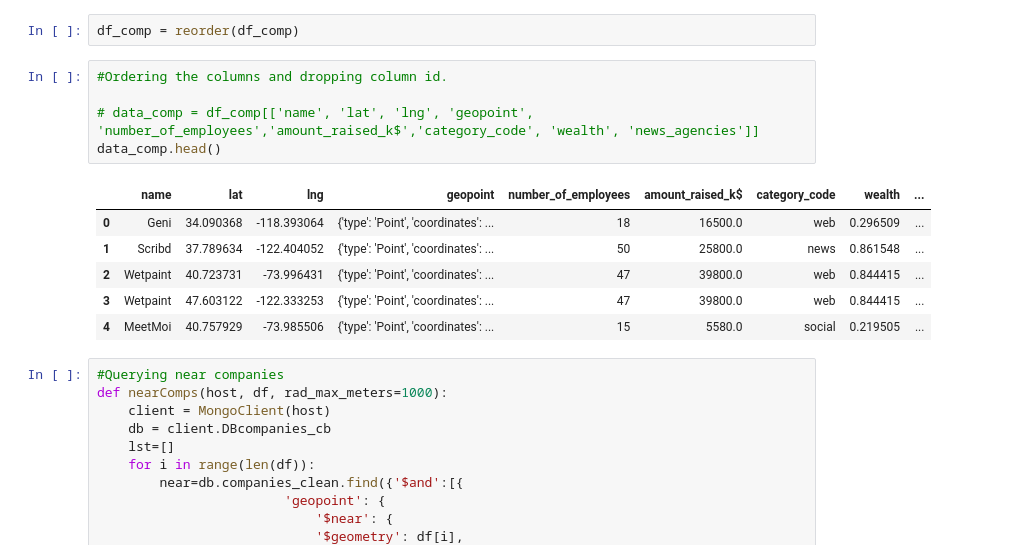
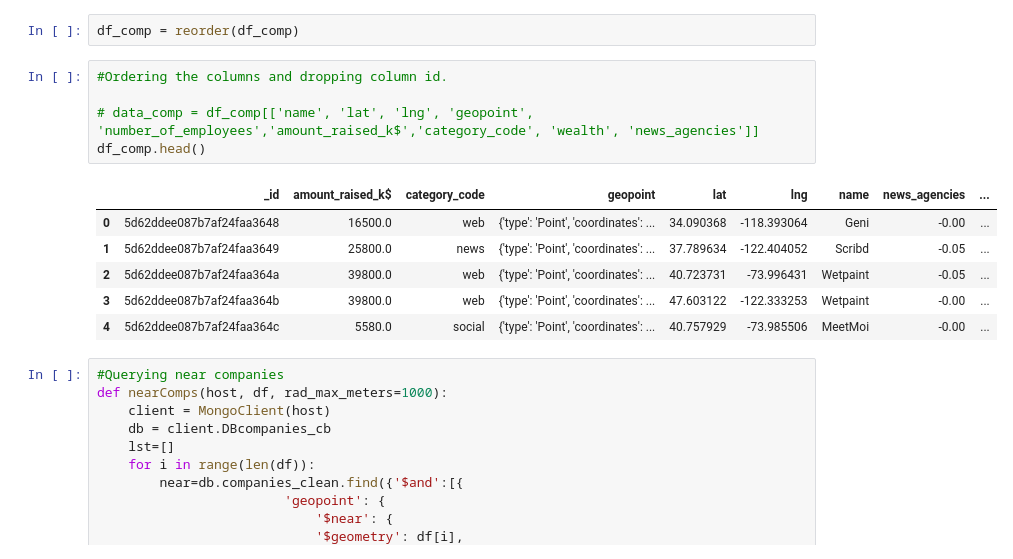
Before and after one commit to aiborra11/Geoquery-project, a Jupyter notebook: My-code/Geo.ipynb, the cells around one changed output. Saved outputs shown, nothing was run; the diff lists cells and outputs as text.

```diff
--- a/My-code/Geo.ipynb
+++ b/My-code/Geo.ipynb
@@ -37,15 +37,15 @@ df_comp = reorder(df_comp)
 # %%
 #Ordering the columns and dropping column id.
 
 # data_comp = df_comp[['name', 'lat', 'lng', 'geopoint', 'number_of_employees','amount_raised_k$','category_code', 'wealth', 'news_agencies']]
-data_comp.head()
+df_comp.head()
 # %% [output]
-|  | name | lat | lng | geopoint | number_of_employees | amount_raised_k$ | category_code | wealth | ... |
-| 0 | Geni | 34.090368 | -118.393064 | {'type': 'Point', 'coordinates': ... | 18 | 16500.0 | web | 0.296509 | ... |
-| 1 | Scribd | 37.789634 | -122.404052 | {'type': 'Point', 'coordinates': ... | 50 | 25800.0 | news | 0.861548 | ... |
-| 2 | Wetpaint | 40.723731 | -73.996431 | {'type': 'Point', 'coordinates': ... | 47 | 39800.0 | web | 0.844415 | ... |
-| 3 | Wetpaint | 47.603122 | -122.333253 | {'type': 'Point', 'coordinates': ... | 47 | 39800.0 | web | 0.844415 | ... |
-| 4 | MeetMoi | 40.757929 | -73.985506 | {'type': 'Point', 'coordinates': ... | 15 | 5580.0 | social | 0.219505 | ... |
+|  | _id | amount_raised_k$ | category_code | geopoint | lat | lng | name | news_agencies | ... |
+| 0 | 5d62ddee087b7af24faa3648 | 16500.0 | web | {'type': 'Point', 'coordinates': ... | 34.090368 | -118.393064 | Geni | -0.00 | ... |
+| 1 | 5d62ddee087b7af24faa3649 | 25800.0 | news | {'type': 'Point', 'coordinates': ... | 37.789634 | -122.404052 | Scribd | -0.05 | ... |
+| 2 | 5d62ddee087b7af24faa364a | 39800.0 | web | {'type': 'Point', 'coordinates': ... | 40.723731 | -73.996431 | Wetpaint | -0.05 | ... |
+| 3 | 5d62ddee087b7af24faa364b | 39800.0 | web | {'type': 'Point', 'coordinates': ... | 47.603122 | -122.333253 | Wetpaint | -0.00 | ... |
+| 4 | 5d62ddee087b7af24faa364c | 5580.0 | social | {'type': 'Point', 'coordinates': ... | 40.757929 | -73.985506 | MeetMoi | -0.00 | ... |
 # %%
 #Querying near companies
 def nearComps(host, df, rad_max_meters=1000):
```
Also changed, not shown: parts of 4 cells of this notebook, 9 other files.
